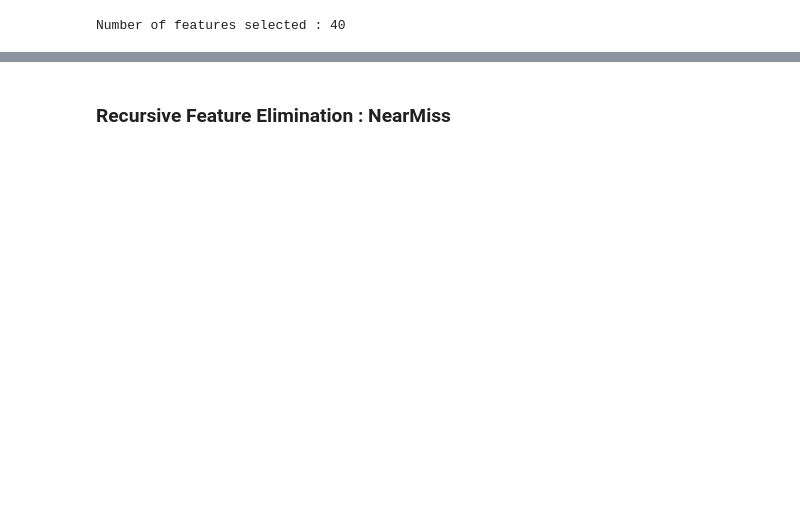
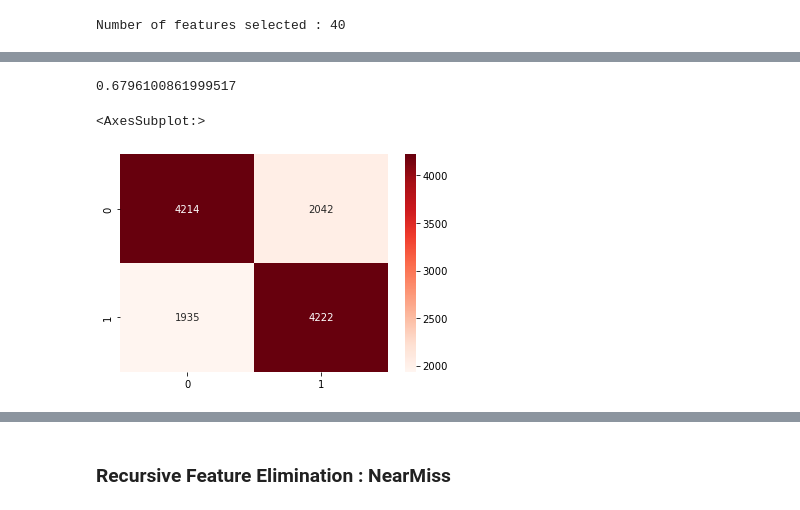
Before and after one commit to eltarr-kawther/Credit-Scoring, a Jupyter notebook: Notebooks/FeatureSelection.ipynb, the cells around one changed output, grey strips where cells are left out. Cells and saved outputs as stored; diff of their text form; code cells hidden in the pictures; blank space fills up the shorter version.

```diff
--- a/Notebooks/FeatureSelection.ipynb
+++ b/Notebooks/FeatureSelection.ipynb
@@ -384,0 +343,6 @@ weighted avg       0.67      0.67      0.67     12413
+# %%
+X_train_rb, X_val_rb, y_train_rb, y_val_rb = train_test_split(X_ru_boruta, y_ru, test_size = 0.25, shuffle=True)
+# %%
+model = xg.XGBClassifier()
+
+model.fit(X_train_rb, y_train_rb)
@@ -384,0 +361,11 @@ weighted avg       0.67      0.67      0.67     12413
+# %%
+y_pred_rb = model.predict(X_val_rb)
+# %%
+accuracy_score(y_val_rb, y_pred_rb)
+# %% [output]
+0.6796100861999517
+# %%
+sns.heatmap(confusion_matrix(y_val_rb, y_pred_rb), annot=True, fmt='.4g', cmap='Reds')
+# %% [output]
+<AxesSubplot:>
+[figure, added]
```
Also changed, not shown: parts of 60 cells of this notebook.
